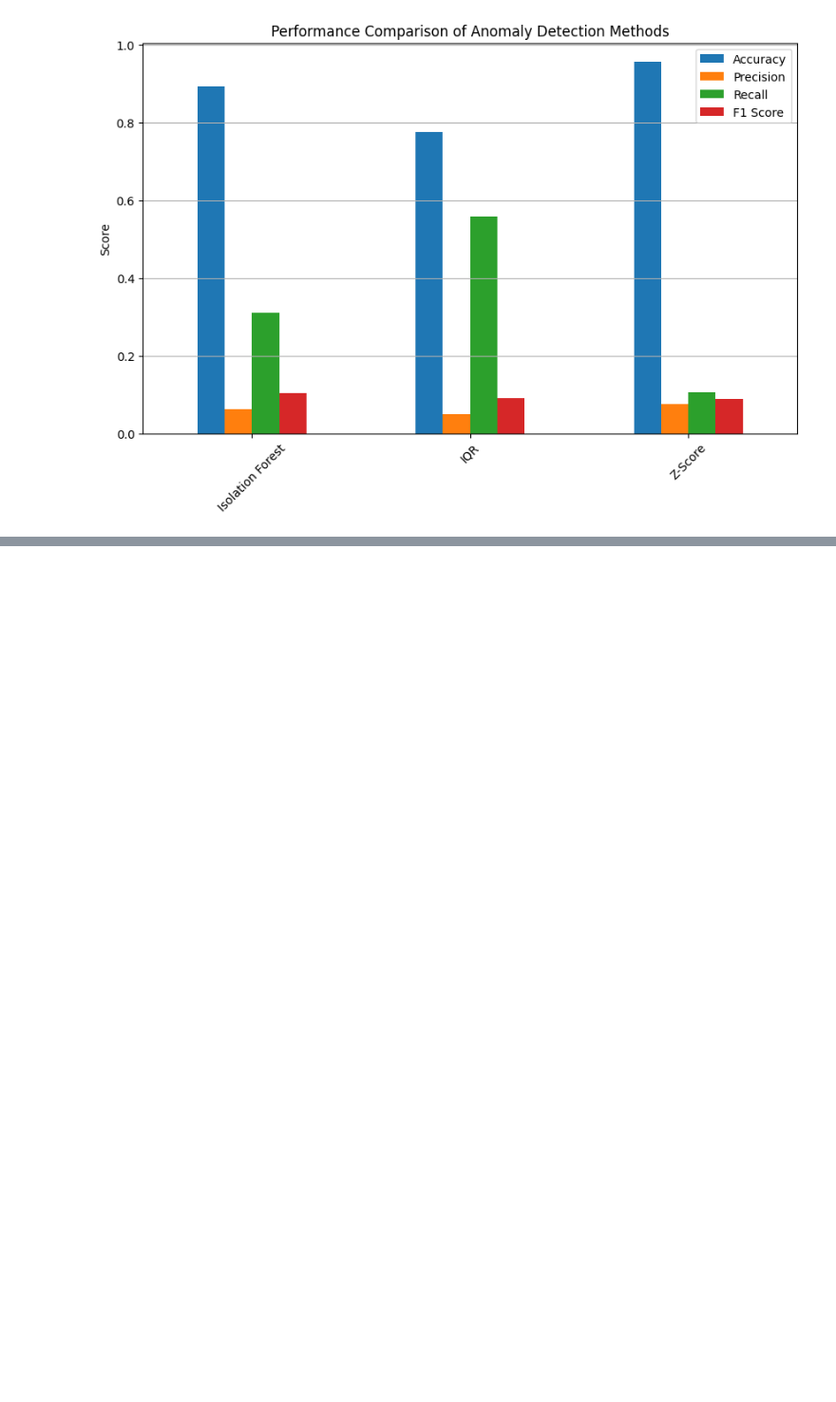
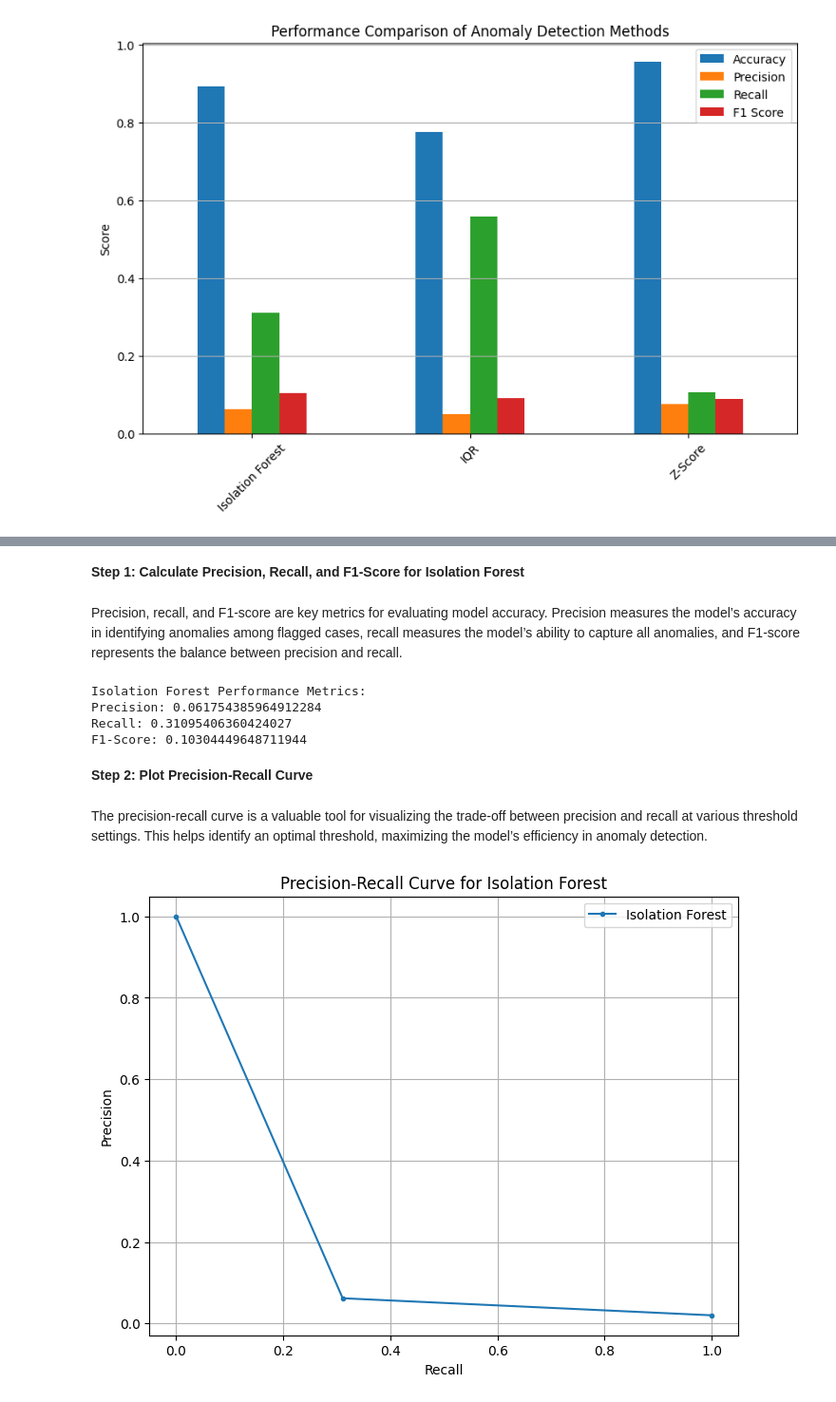
Before and after one commit to Maheshdudala/Smartphone_Anamoly_Infosys_Internship_Oct2024, a Jupyter notebook: Stuti/Anomaly_Detection.ipynb, the cells around one changed output, grey strips where cells are left out. Shown at 95% size. Drawn from its saved outputs; the diff is of its cells as text; code cells hidden in the pictures; blank space fills up the shorter version.

```diff
--- a/Stuti/Anomaly_Detection.ipynb
+++ b/Stuti/Anomaly_Detection.ipynb
@@ -649,0 +643,45 @@ plt.show()
+# %% [markdown]
+**Step 1: Calculate Precision, Recall, and F1-Score for Isolation Forest**
+# %% [markdown]
+Precision, recall, and F1-score are key metrics for evaluating model accuracy. Precision measures the model’s accuracy in identifying anomalies among flagged cases, recall measures the model’s ability to capture all anomalies, and F1-score represents the balance between precision and recall.
+# %%
+# Import necessary libraries
+from sklearn.metrics import precision_score, recall_score, f1_score
+
+# Calculate Precision, Recall, and F1-Score
+precision = precision_score(data['true_anomaly'], data['iso_forest_anomaly'])
+recall = recall_score(data['true_anomaly'], data['iso_forest_anomaly'])
+f1 = f1_score(data['true_anomaly'], data['iso_forest_anomaly'])
+
+# Display the results
+print("Isolation Forest Performance Metrics:")
+print("Precision:", precision)
+print("Recall:", recall)
+print("F1-Score:", f1)
+# %% [output]
+Isolation Forest Performance Metrics:
+Precision: 0.061754385964912284
+Recall: 0.31095406360424027
+F1-Score: 0.10304449648711944
+# %% [markdown]
+**Step 2: Plot Precision-Recall Curve**
+# %% [markdown]
+The precision-recall curve is a valuable tool for visualizing the trade-off between precision and recall at various threshold settings. This helps identify an optimal threshold, maximizing the model’s efficiency in anomaly detection.
+# %%
+import matplotlib.pyplot as plt
+from sklearn.metrics import precision_recall_curve
+
+# Generate precision-recall values for different thresholds
+precision_values, recall_values, thresholds = precision_recall_curve(data['true_anomaly'], data['iso_forest_anomaly'])
+
+# Plot Precision-Recall Curve
+plt.figure(figsize=(8, 6))
+plt.plot(recall_values, precision_values, marker='.', label='Isolation Forest')
+plt.xlabel('Recall')
+plt.ylabel('Precision')
+plt.title('Precision-Recall Curve for Isolation Forest')
+plt.legend()
+plt.grid(True)
+plt.show()
+# %% [output]
+[figure, added]
```
Also changed, not shown: parts of 10 cells of this notebook.
